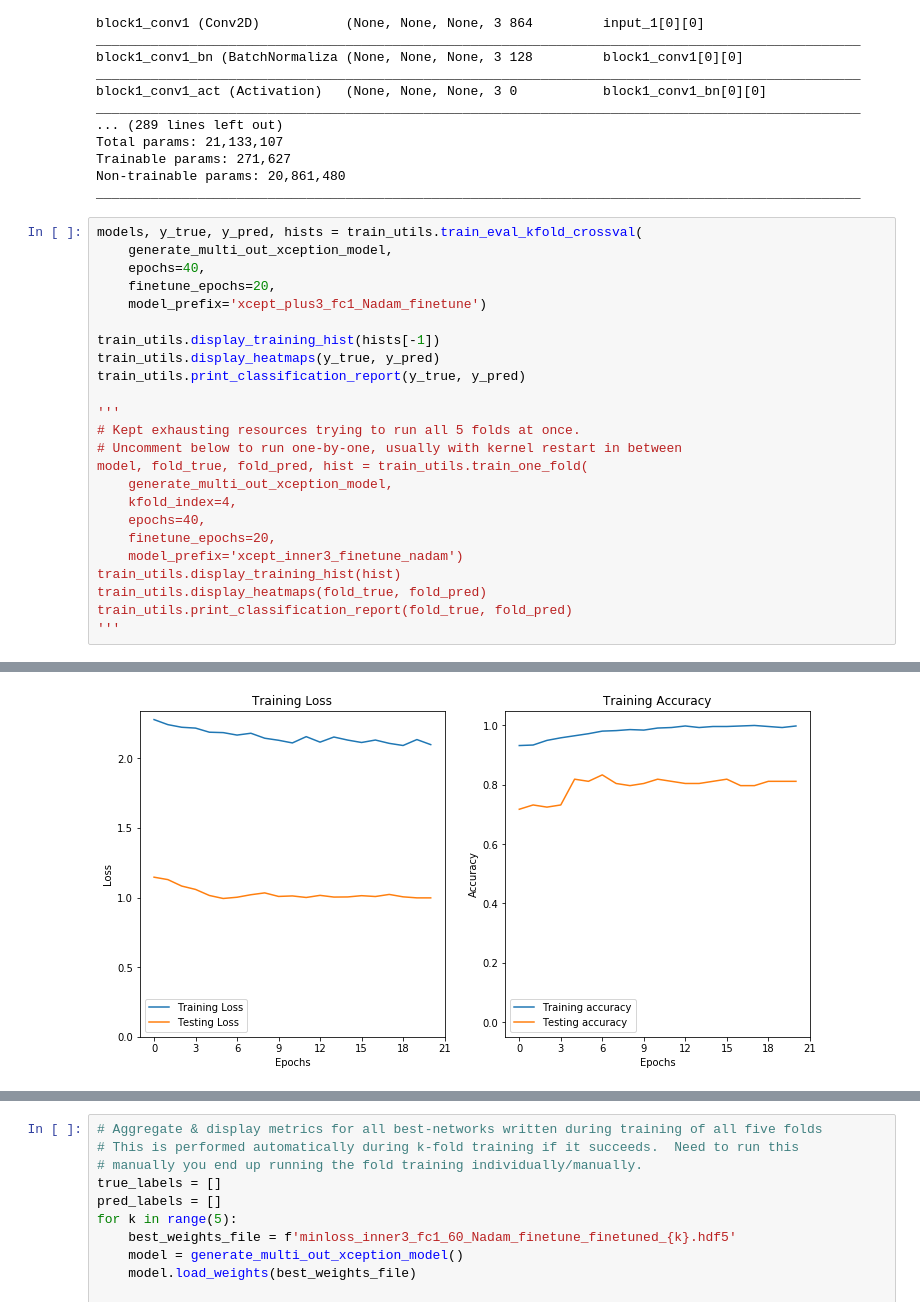
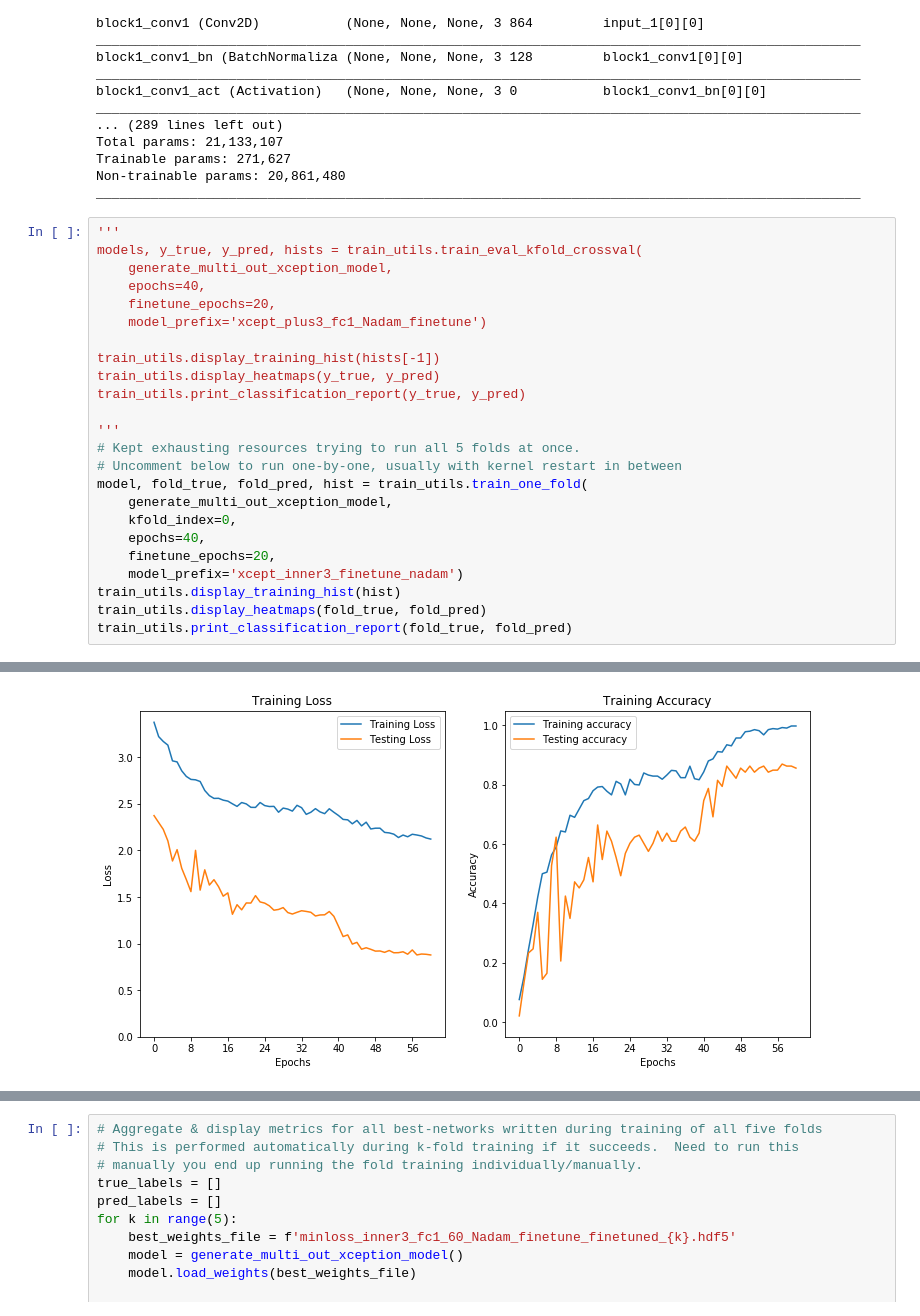
Before and after one commit to etotheipi/church_temple_classify, a Jupyter notebook: classification_training.ipynb, the cells around one changed output, grey strips where cells are left out. Drawn from its saved outputs; the diff is of its cells as text.

```diff
--- a/classification_training.ipynb
+++ b/classification_training.ipynb
@@ -477,6 +477,7 @@ Trainable params: 271,627
 Non-trainable params: 20,861,480
 __________________________________________________________________________________________________
 # %%
+'''
 models, y_true, y_pred, hists = train_utils.train_eval_kfold_crossval(
     generate_multi_out_xception_model,
     epochs=40,
@@ -492,12 +493,11 @@ train_utils.print_classification_report(y_true, y_pred)
 # Uncomment below to run one-by-one, usually with kernel restart in between
 model, fold_true, fold_pred, hist = train_utils.train_one_fold(
     generate_multi_out_xception_model,
-    kfold_index=4,
+    kfold_index=0,
     epochs=40,
     finetune_epochs=20,
     model_prefix='xcept_inner3_finetune_nadam')
 train_utils.display_training_hist(hist)
 train_utils.display_heatmaps(fold_true, fold_pred)
 train_utils.print_classification_report(fold_true, fold_pred)
-'''
 # %% [output]
@@ -521 +521 @@ Epoch 6/40
-[figure, old version]
+[figure, new version]
```
Also changed, not shown: parts of 3 cells of this notebook, 2 other files.
